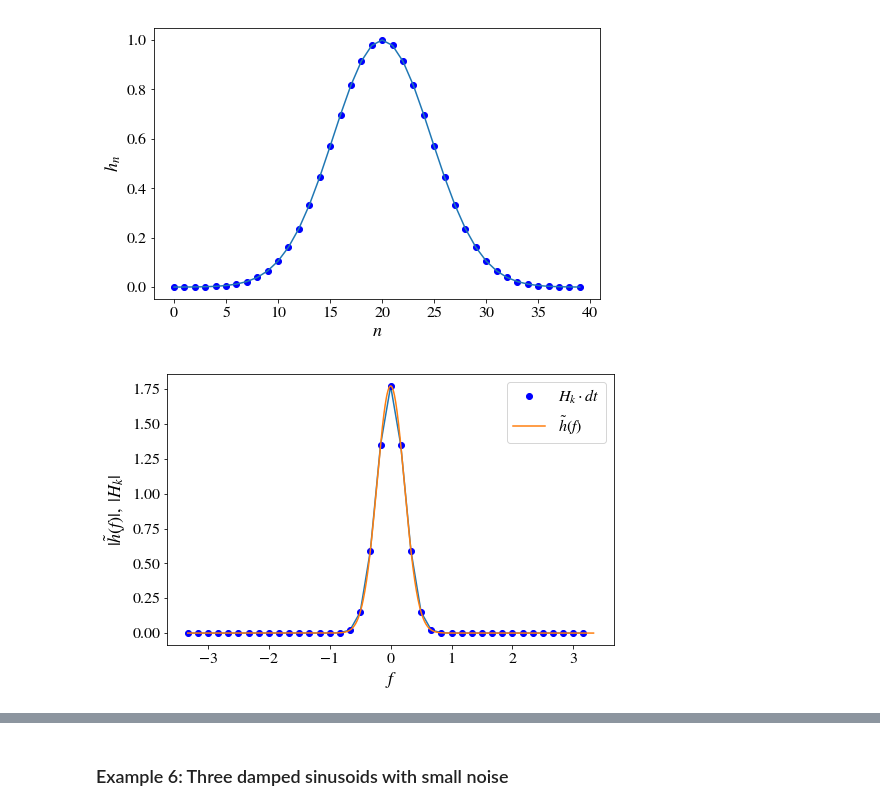
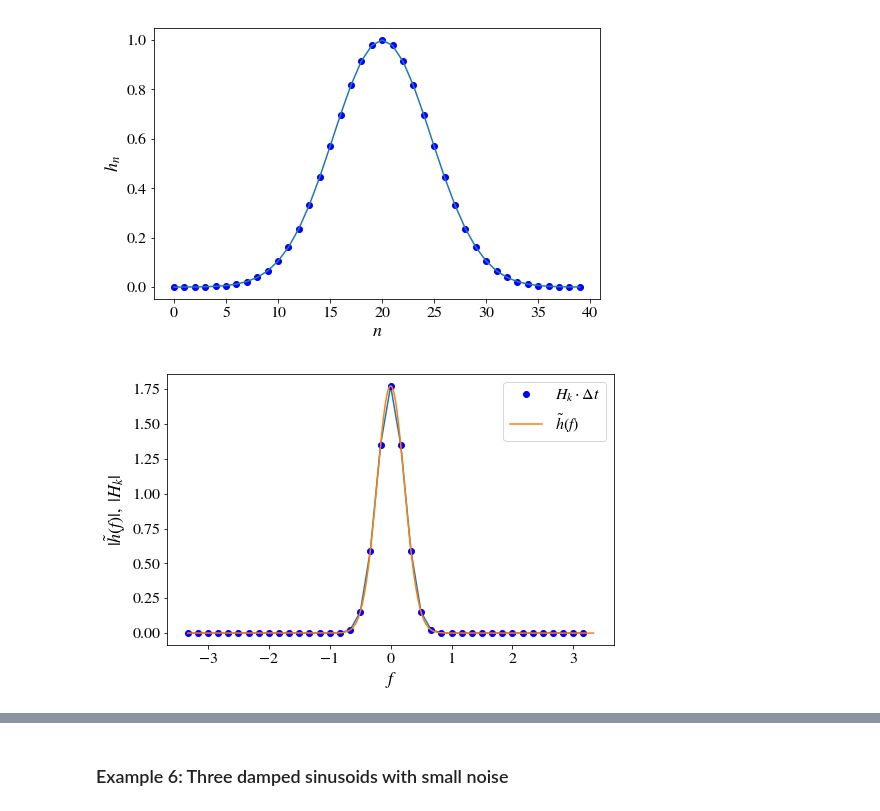
Before and after one commit to niksterg/pyFourier, a Jupyter notebook: DFT.ipynb, the cells around one changed output, grey strips where cells are left out. Drawn from its saved outputs; the diff is of its cells as text; code cells hidden in the pictures.

```diff
--- a/DFT.ipynb
+++ b/DFT.ipynb
@@ -371,11 +370,11 @@ H = np.sqrt(np.pi)*np.exp(-(np.pi*f)**2)
 # %%
 plt.plot(f_shift, np.abs(H_k_shift)*dt)
 plt.plot(f_shift, np.abs(H_k_shift)*dt, 'bo')
 
 plt.plot(f, np.abs(H))
 
 plt.xlabel(r'$f$') ; plt.ylabel(r'$|\tilde h(f)|, \,\,|H_k|$')
-plt.legend(['_nolegend_', r'$H_k\cdot dt$',  r'$\tilde h(f)$'], loc='best')
+plt.legend(['_nolegend_', r'$H_k\cdot \Delta t$',  r'$\tilde h(f)$'], loc='best')
 plt.show()
 # %% [output]
-[figure, old version]
+[figure, new version]
```
Also changed, not shown: parts of 18 cells of this notebook.
